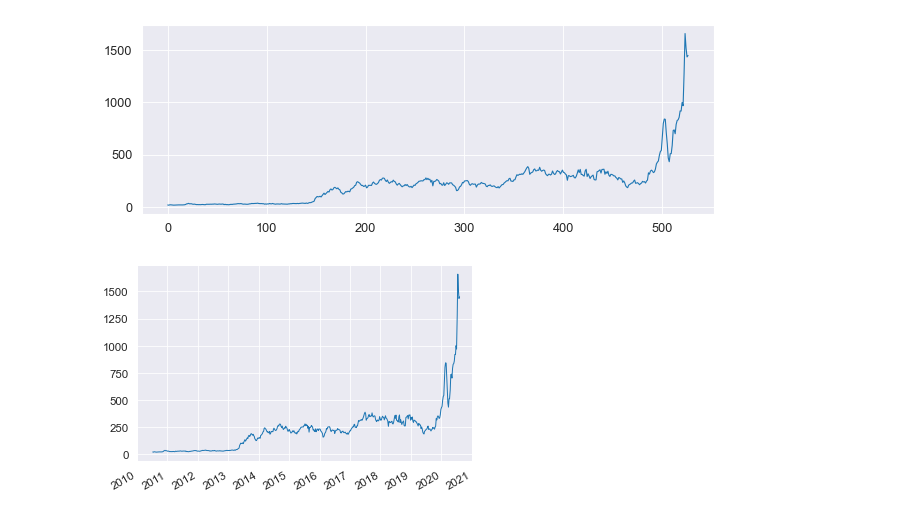
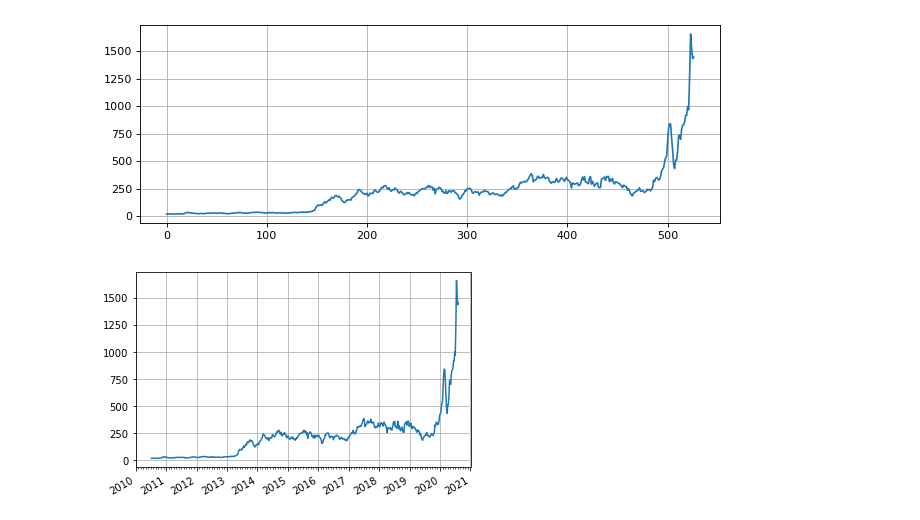
Before and after one commit to SanJJ1/stonks, a Jupyter notebook: analysis/LinearRegression.ipynb, the cells around one changed output. Drawn from its saved outputs; the diff is of its cells as text; code cells hidden in the pictures.

```diff
--- a/analysis/LinearRegression.ipynb
+++ b/analysis/LinearRegression.ipynb
@@ -5,24 +8,21 @@ with shelve.open('stock_data') as db:
     tsla_data = db['TSLA - WEEKLY']['Weekly Time Series']
 lin_data = [float(price['1. open']) for price in [tsla_data[date] for date in tsla_data]]
 # %%
-import matplotlib.pyplot as plt
-import seaborn as sns
-sns.set_style("dark")
-sns.set_context("paper", font_scale=1.3, rc={"lines.linewidth": 1})
+# sns.set_style("dark")
+# sns.set_context("paper", font_scale=1.3, rc={"lines.linewidth": 1})
 fig = plt.figure(num=None, figsize=(8, 3), dpi=80)
 axes = fig.add_subplot()
 axes.plot(lin_data[::-1])
 axes.grid()
 fig.tight_layout()
 # %% [output]
-[figure, old version]
+[figure, new version]
 # %%
 import numpy as np
 dates_x = np.array([i for i in tsla_data][::-1], dtype='datetime64')
 lin_data = np.array(lin_data[::-1])
 # %%
 import matplotlib.dates as mdates
-import matplotlib.cbook as cbook
 
 years = mdates.YearLocator()   # every year
 months = mdates.MonthLocator()  # every month
@@ -52,4 +52,4 @@ fig.autofmt_xdate()
 
 plt.show()
 # %% [output]
-[figure, old version]
+[figure, new version]
```
Also changed, not shown: parts of 1 cell of this notebook, 1 other file.
